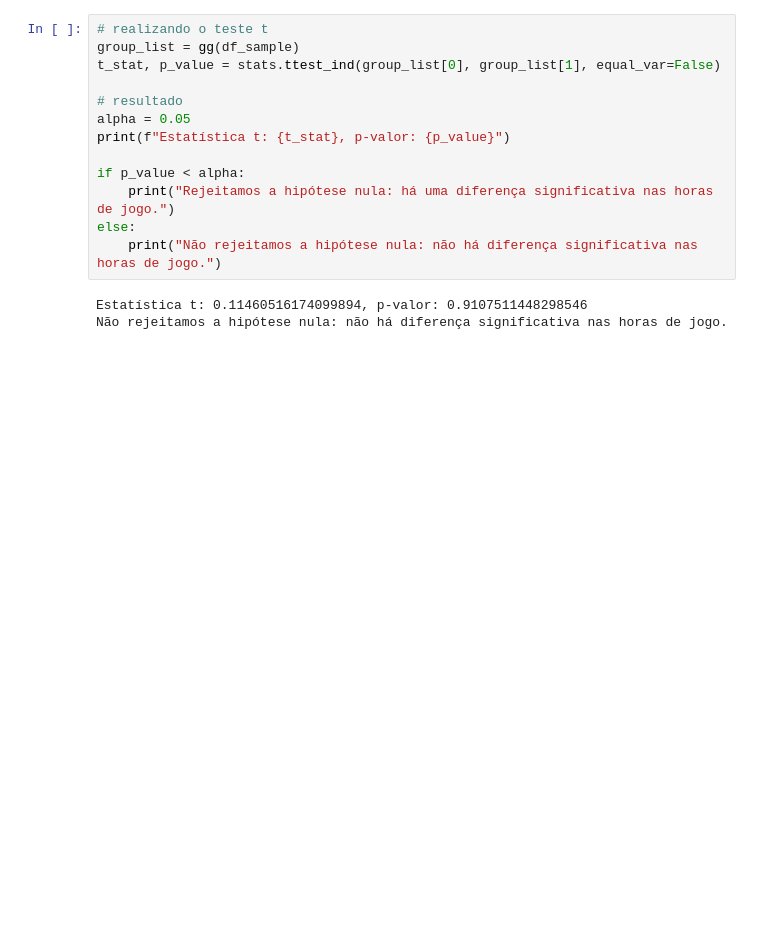
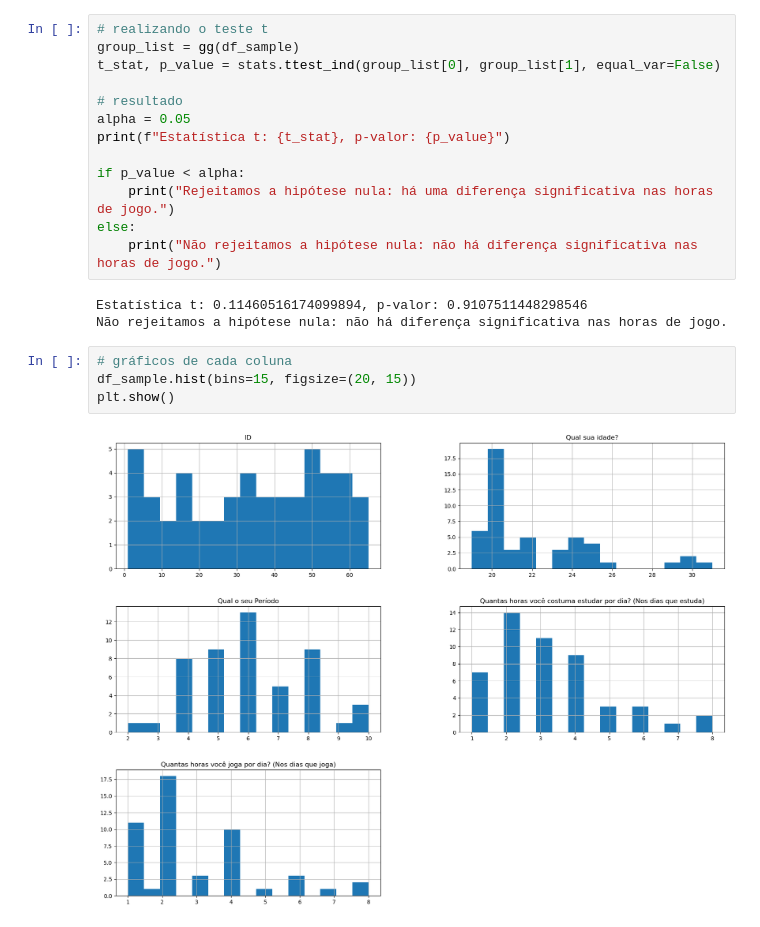
Before and after one commit to wesleymarchi/statistic-project, a Jupyter notebook: notebooks/form-processing.ipynb, the cells around one changed output. Cells and saved outputs as stored; diff of their text form; blank space fills up the shorter version.

```diff
--- a/notebooks/form-processing.ipynb
+++ b/notebooks/form-processing.ipynb
@@ -107,3 +119,9 @@ else:
 # %% [output]
 Estatística t: 0.11460516174099894, p-valor: 0.9107511448298546
 Não rejeitamos a hipótese nula: não há diferença significativa nas horas de jogo.
+# %%
+# gráficos de cada coluna
+df_sample.hist(bins=15, figsize=(20, 15))
+plt.show()
+# %% [output]
+[figure, added]
```
Also changed, not shown: parts of 2 cells of this notebook, 1 other file.
